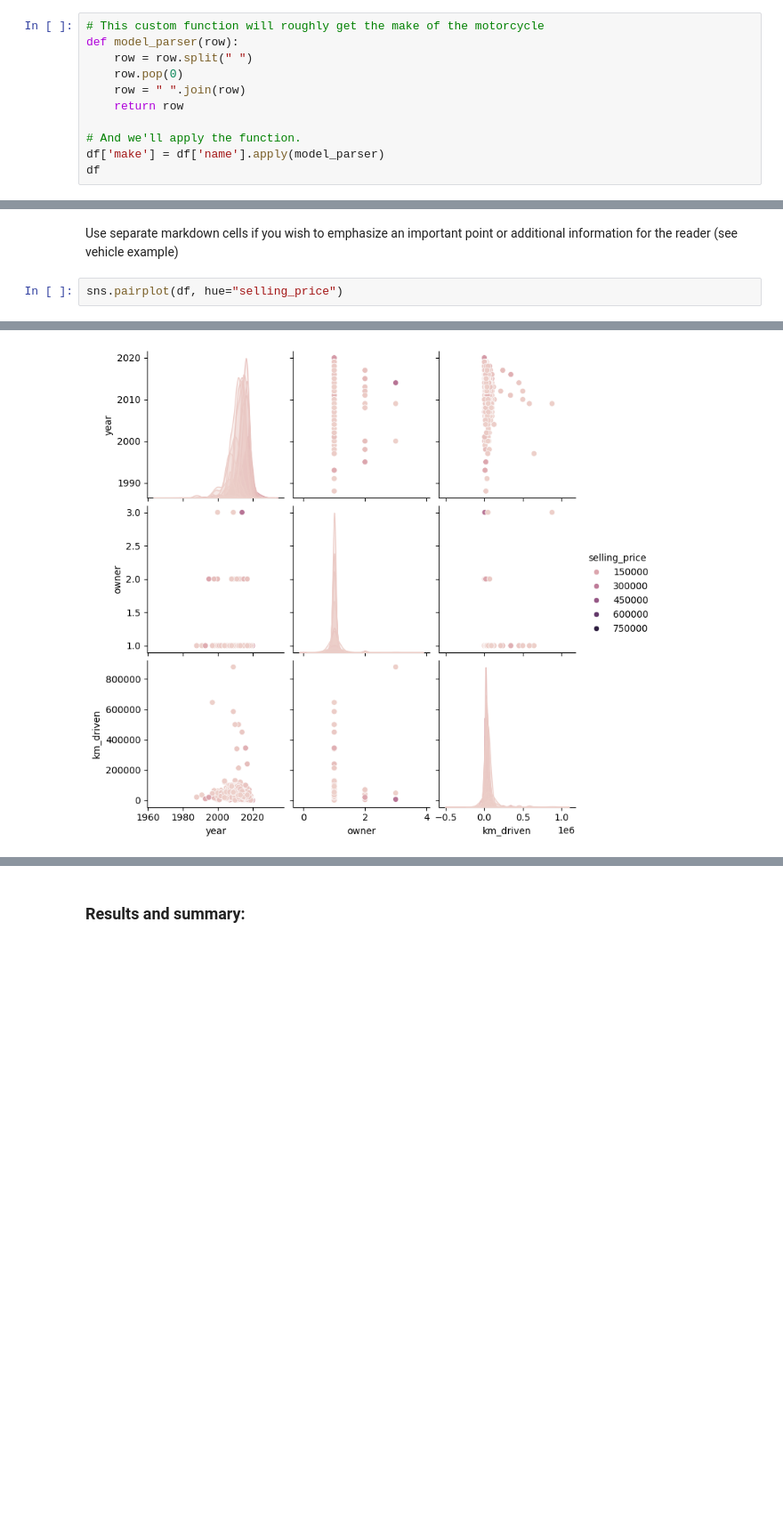
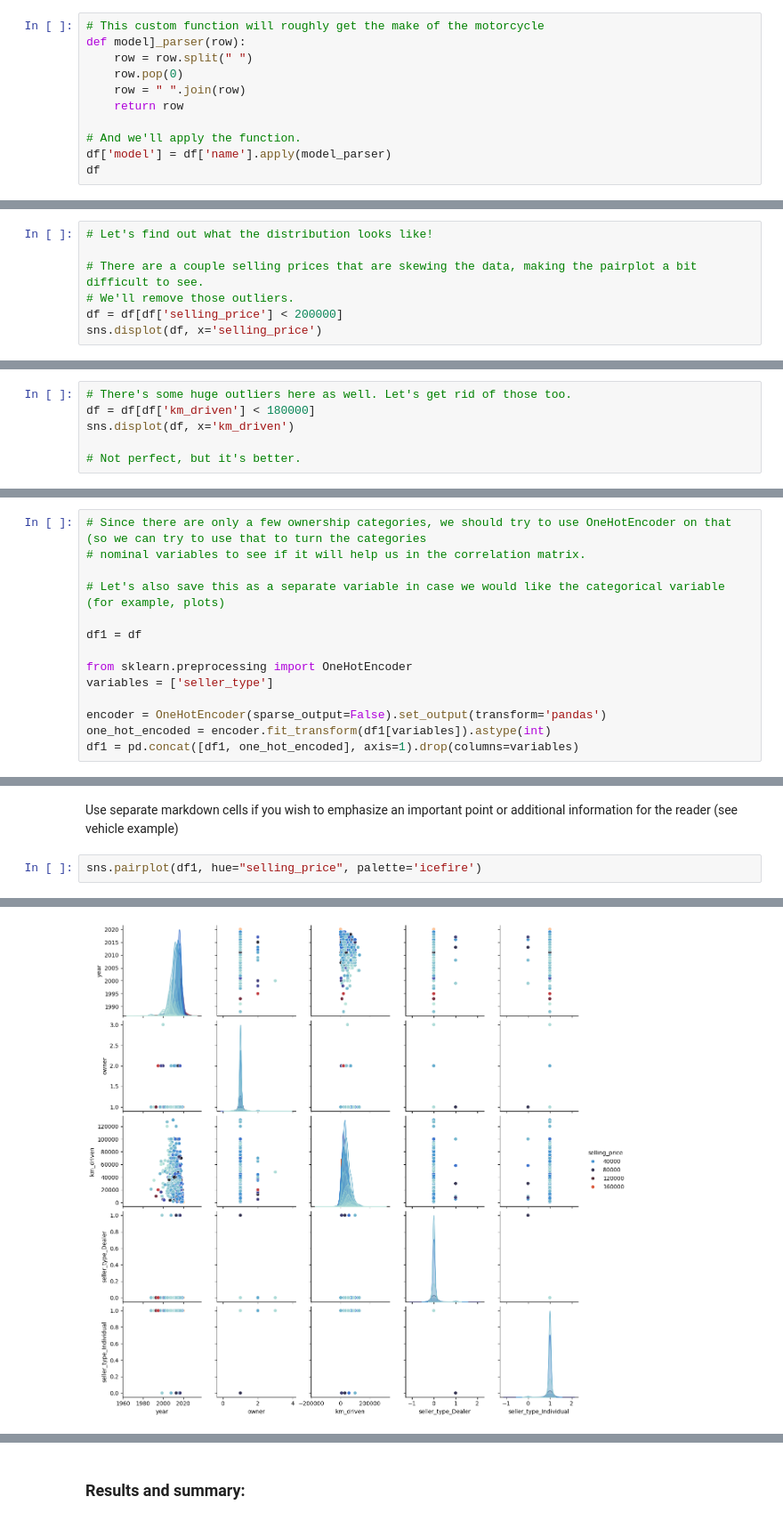
Before and after one commit to jehuhta/Intro_Data_Analytics_Huhta_Jeremy_Spring2025, a Jupyter notebook: Notebooks/Data_Analytics_Notebook_template_empty.ipynb, the cells around one changed output, grey strips where cells are left out. Shown at 89% size. Drawn from its saved outputs; the diff is of its cells as text; blank space fills up the shorter version.

```diff
--- a/Notebooks/Data_Analytics_Notebook_template_empty.ipynb
+++ b/Notebooks/Data_Analytics_Notebook_template_empty.ipynb
@@ -128,13 +106,13 @@ df
 # %%
 # This custom function will roughly get the make of the motorcycle
-def model_parser(row):
+def model]_parser(row):
     row = row.split(" ")
     row.pop(0)
     row = " ".join(row)
     return row
 
 # And we'll apply the function.
-df['make'] = df['name'].apply(model_parser)
+df['model'] = df['name'].apply(model_parser)
 df
 # %% [output]
 |  | name | selling_price | year | seller_type | owner | km_driven | model | make |
@@ -150,3 +128,10 @@ df
 | 1059 | Honda CB Shine | 12000 | 2009 | Individual | 1 | 53000 | Honda | CB Shine |
 | 1060 | Bajaj Pulsar 150 | 10000 | 2008 | Individual | 1 | 92233 | Bajaj | Pulsar 150 |
 1061 rows × 8 columns
+# %%
+# Let's find out what the distribution looks like!
+
+# There are a couple selling prices that are skewing the data, making the pairplot a bit difficult to see.
+# We'll remove those outliers.
+df = df[df['selling_price'] < 200000]
+sns.displot(df, x='selling_price')
@@ -152,0 +141,6 @@ df
+# %%
+# There's some huge outliers here as well. Let's get rid of those too.
+df = df[df['km_driven'] < 180000]
+sns.displot(df, x='km_driven')
+
+# Not perfect, but it's better.
@@ -152,0 +150,14 @@ df
+# %%
+# Since there are only a few ownership categories, we should try to use OneHotEncoder on that (so we can try to use that to turn the categories
+# nominal variables to see if it will help us in the correlation matrix.
+
+# Let's also save this as a separate variable in case we would like the categorical variable (for example, plots)
+
+df1 = df
+
+from sklearn.preprocessing import OneHotEncoder
+variables = ['seller_type']
+
+encoder = OneHotEncoder(sparse_output=False).set_output(transform='pandas')
+one_hot_encoded = encoder.fit_transform(df1[variables]).astype(int)
+df1 = pd.concat([df1, one_hot_encoded], axis=1).drop(columns=variables)
@@ -157,7 +174,7 @@ df
 # %% [markdown]
 Use separate markdown cells if you wish to emphasize an important point or additional information for the reader (see vehicle example)
 # %%
-sns.pairplot(df, hue="selling_price")
+sns.pairplot(df1, hue="selling_price", palette='icefire')
 # %% [output]
 <seaborn.axisgrid.PairGrid at 0x...>
-[figure, old version]
+[figure, new version]
```
Also changed, not shown: parts of 22 cells of this notebook.
